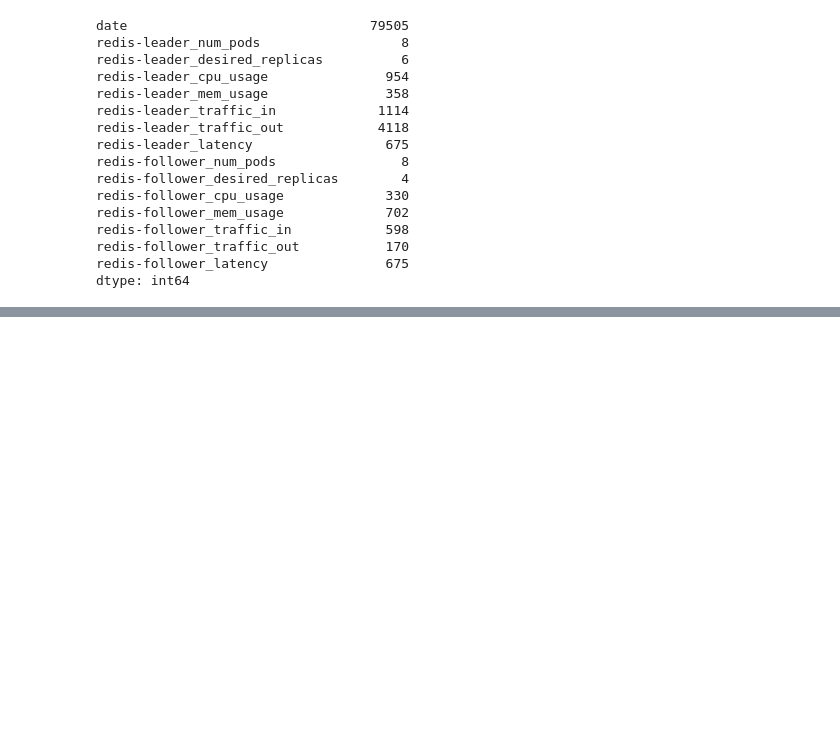
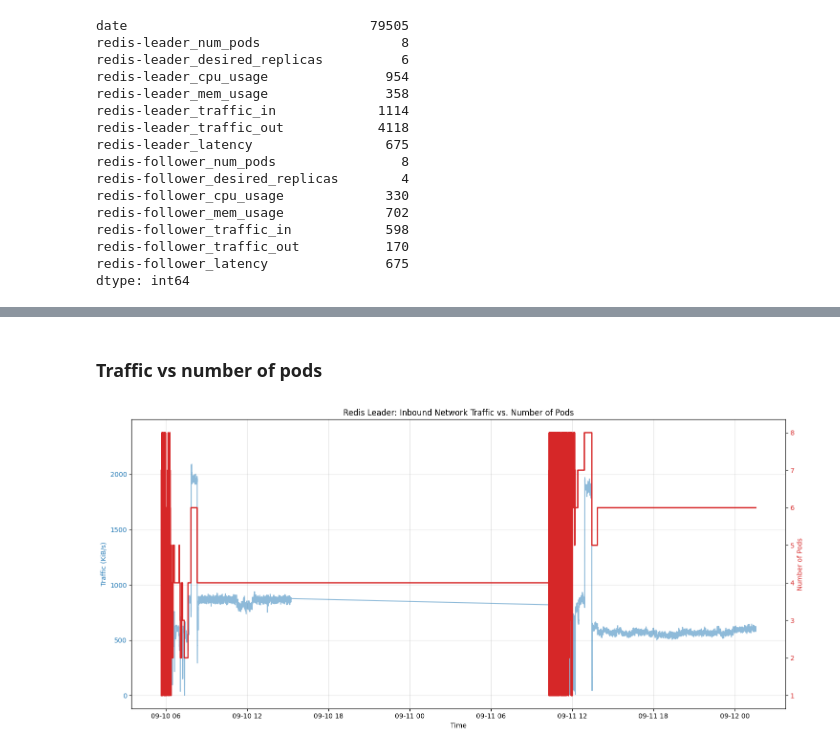
Before and after one commit to BogdanPaul15/gwydion, a Jupyter notebook: gwydion/datasets/real/redis/v1/redis.ipynb, the cells around one changed output, grey strips where cells are left out. Cells and saved outputs as stored; diff of their text form; code cells hidden in the pictures; blank space fills up the shorter version.

```diff
--- a/gwydion/datasets/real/redis/v1/redis.ipynb
+++ b/gwydion/datasets/real/redis/v1/redis.ipynb
@@ -381,0 +315,23 @@ df_cleaned.to_csv('redis_gym_observation_v2.csv', index=False)
+# %% [markdown]
+### Traffic vs number of pods
+# %%
+fig, ax1 = plt.subplots(figsize=(15, 7))
+
+color = "tab:blue"
+ax1.set_xlabel("Time")
+ax1.set_ylabel("Traffic (KiB/s)", color=color)
+ax1.plot(df_time.index, df_time["redis-leader_traffic_in"], color=color, alpha=0.5, label="Traffic In")
+ax1.tick_params(axis="y", labelcolor=color)
+ax1.grid(True, alpha=0.3)
+
+ax2 = ax1.twinx()
+color = "tab:red"
+ax2.set_ylabel("Number of Pods", color=color)
+ax2.step(df_time.index, df_time["redis-leader_num_pods"], color=color, where="post", linewidth=2, label="Leader Pods")
+ax2.tick_params(axis="y", labelcolor=color)
+
+plt.title("Redis Leader: Inbound Network Traffic vs. Number of Pods")
+fig.tight_layout()
+plt.show()
+# %% [output]
+[figure, added]
```
Also changed, not shown: parts of 84 cells of this notebook, 42 other files.
